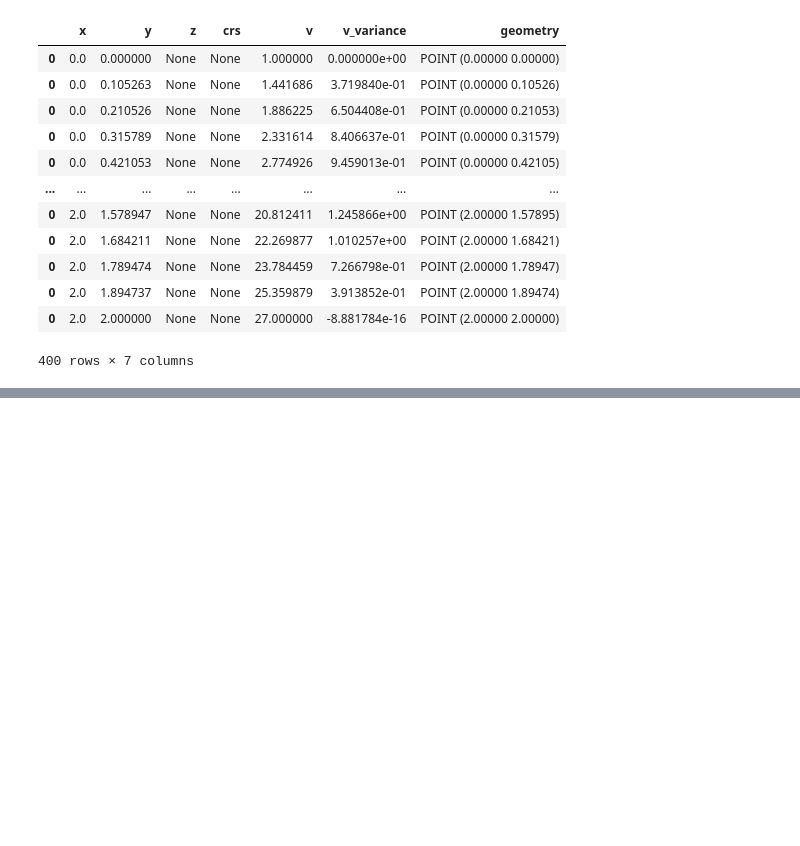
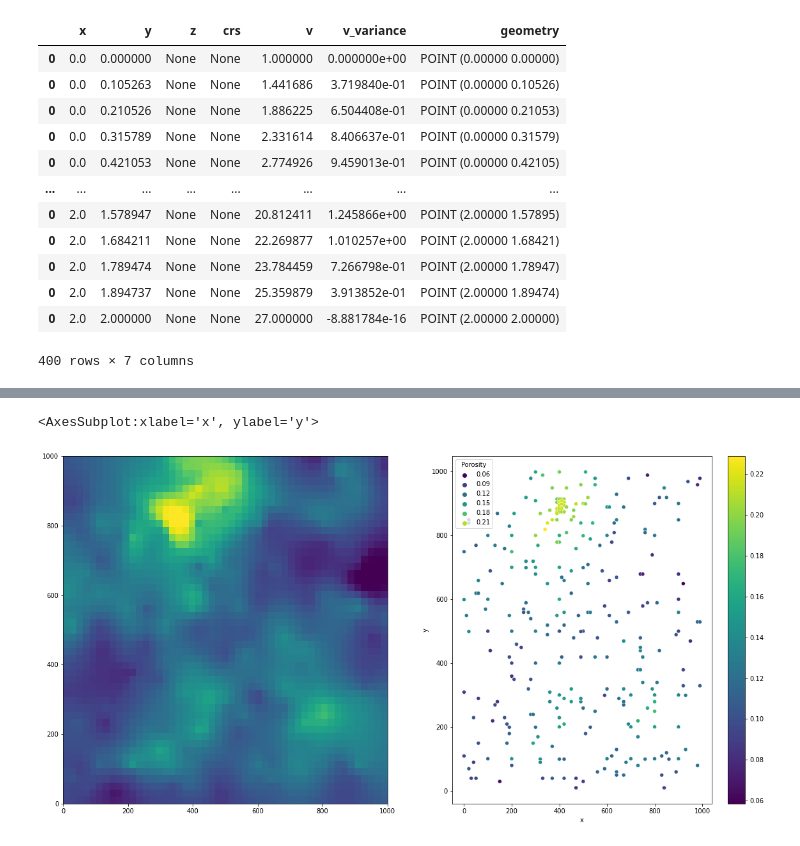
Before and after one commit to scuervo91/volumetricspy, a Jupyter notebook: docs/examples/3-Points/krigging.ipynb, the cells around one changed output, grey strips where cells are left out. Drawn from its saved outputs; the diff is of its cells as text; code cells hidden in the pictures; blank space fills up the shorter version.

```diff
--- a/docs/examples/3-Points/krigging.ipynb
+++ b/docs/examples/3-Points/krigging.ipynb
@@ -104,0 +175,7 @@ wm.df()
+# %%
+fig, ax = plt.subplots(1,2,figsize=(20,10))
+wm.plot_mesh('porosity',ax=ax[0])
+dcp2.plot(ax=ax[1], hue='Porosity', palette='viridis')
+# %% [output]
+<AxesSubplot:xlabel='x', ylabel='y'>
+[figure, added]
```
Also changed, not shown: parts of 12 cells of this notebook, 4 other files.
